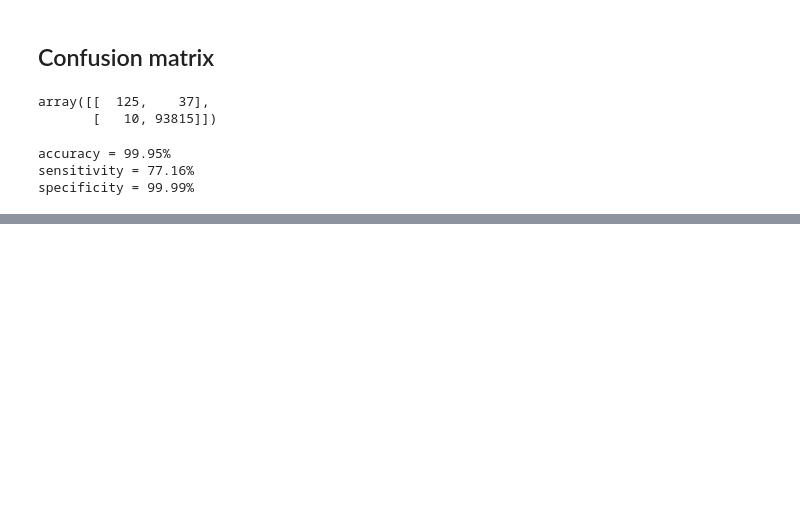
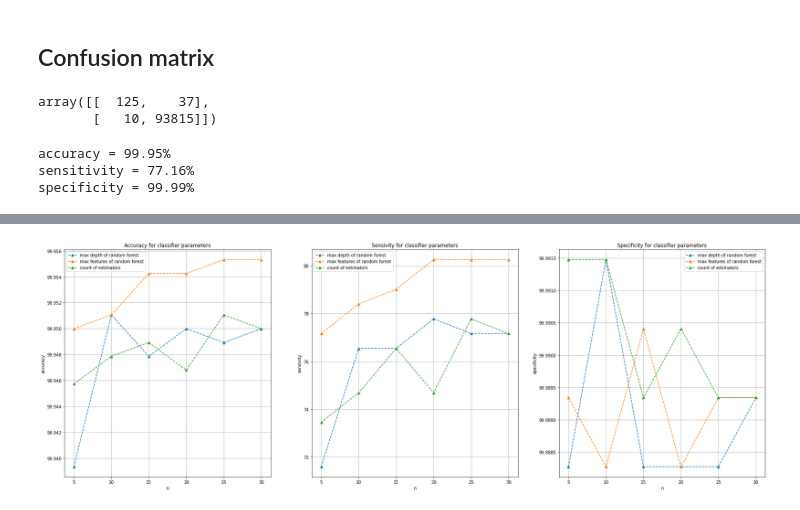
Before and after one commit to adamek195/class-imbalanced-data-creditcard-transaction, a Jupyter notebook: research/creditcard_randomforest.ipynb, the cells around one changed output, grey strips where cells are left out. Drawn from its saved outputs; the diff is of its cells as text; code cells hidden in the pictures; blank space fills up the shorter version.

Commit message:
parameters for random forest

```diff
--- a/research/creditcard_randomforest.ipynb
+++ b/research/creditcard_randomforest.ipynb
@@ -87,0 +122,50 @@ specificity = 99.99%
+# %%
+common_range = range(5, 31, 5)
+
+for size in common_range:
+    # max depth
+    randomforest_evaluation(size, statistics_max_depth, max_depth=size)
+    # max features
+    randomforest_evaluation(size, statistics_max_features, max_features=size)
+    # estimators count
+    randomforest_evaluation(size, statistics_estimators_count, n_estimators=size)
+# %%
+statistics_max_depth_rf = pd.DataFrame(statistics_max_depth)
+statistics_max_depth_rf.rename(columns={'name':'max depth of random forest'}, inplace=True)
+statistics_max_features_rf = pd.DataFrame(statistics_max_features)
+statistics_max_features_rf.rename(columns={'name':'max features of random forest'}, inplace=True)
+statistics_estimators_count_rf = pd.DataFrame(statistics_estimators_count)
+statistics_estimators_count_rf.rename(columns={'name':'count of estimators'}, inplace=True)
+grouped_stats_dfs = [statistics_max_depth_rf, statistics_max_features_rf, statistics_estimators_count_rf]
+# %%
+import matplotlib.pyplot as plt
+import matplotlib.ticker as plticker
+
+plot_style = {"marker": '^', "linestyle": '--'}
+fig, axs = plt.subplots(1, 3, figsize=(30, 10))
+
+def plot_grouped_stats(ax, stats, stat_name):
+    ax.plot(common_range, stats[0][stat_name], label="max depth of random forest", **plot_style)
+    ax.plot(common_range, stats[1][stat_name], label="max features of random forest", **plot_style)
+    ax.plot(common_range, stats[2][stat_name], label="count of estimators", **plot_style)
+    ax.grid(b=True)
+    ax.legend()
+
+for i,stat_name in enumerate(["accuracy", "sensitivity", "specificity"]):
+    plot_grouped_stats(axs[i], grouped_stats_dfs, stat_name)
+
+axs[0].set(xlabel='n', ylabel='accuracy',
+        title='Accuracy for classifier parameters')
+axs[1].set(xlabel='n', ylabel='sensivity',
+        title='Sensivity for classifier parameters')
+axs[2].set(xlabel='n', ylabel='specificity',
+        title='Specificity for classifier parameters')
+
+
+loc = plticker.MultipleLocator(base=5.0)
+for ax in axs:
+    ax.xaxis.set_major_locator(loc)
+
+plt.show()
+# %% [output]
+[figure, added]
```
Also changed, not shown: parts of 6 cells of this notebook.
